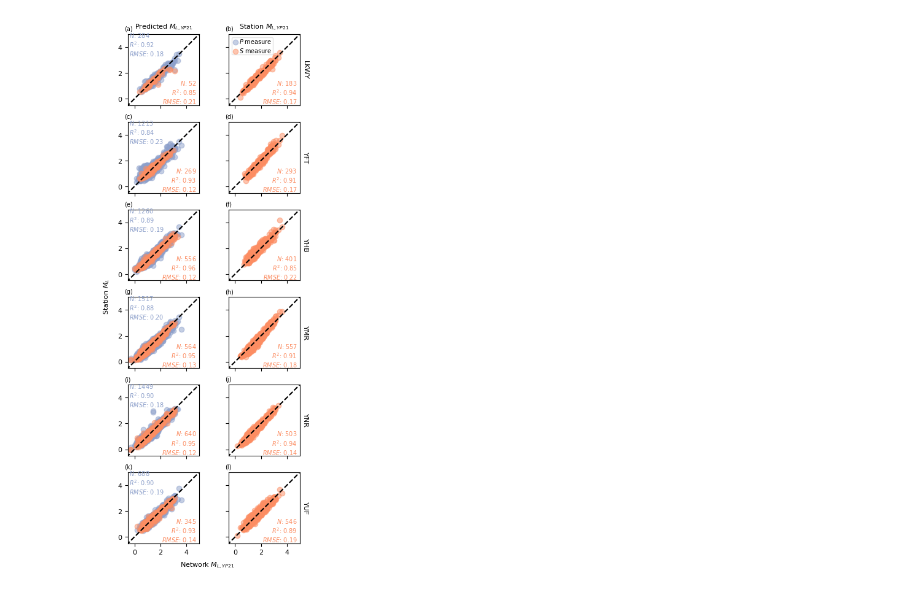
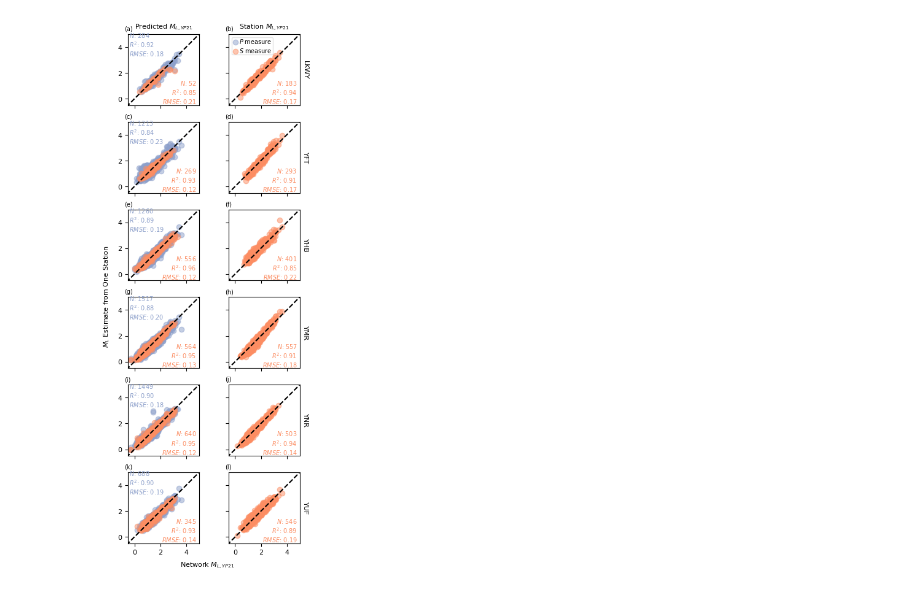
Before and after one commit to armstrong06/featmag, a Jupyter notebook: notebooks_figures/comparePredictionsWithYPML.ipynb, the cells around one changed output. Drawn from its saved outputs; the diff is of its cells as text; code cells hidden in the pictures.

```diff
--- a/notebooks_figures/comparePredictionsWithYPML.ipynb
+++ b/notebooks_figures/comparePredictionsWithYPML.ipynb
@@ -156,32 +156,32 @@ for i in range(0, p_stats.shape[0]):
                 f"$N$:{ypml_stat_df.shape[0]: 0.0f}\n$R^2$:{ypml_r2: 0.2f}\n$RMSE$:{ypml_rmse: 0.2f}",
                 color=s_color,
                 horizontalalignment='right')
     axes[i][1].yaxis.set_label_position("right")
     axes[i][1].set_ylabel(stat, rotation=-90, labelpad=10.0)
 
 handles.append(s)
 axes[0][1].legend(handles=handles,
                   loc='upper left',
                   borderpad=0.09,
                   handletextpad=0.2,
                   handlelength=1,
                   labelspacing=0.3,
                   framealpha=0.5)
 
 for i in range(axes.shape[0]):
     axes[i][1].set_yticklabels([])
 
 for ax in axes.flatten()[:-2]:
     ax.set_xticklabels([])
 
 
 subpanel_labels = list(string.ascii_lowercase)
 for i, ax in enumerate(axes.flatten()):
     ax.text(-0.05, 1.05, f'({subpanel_labels[i]})',
     transform=ax.transAxes,)
 
-fig.supylabel("Station $M_L$")
+fig.supylabel("$M_L$ Estimate from One Station")
 fig.supxlabel("Network $M_{L,YP21}$")
 fig.savefig('../figures/comparePredictedandYP21StationML.png', dpi=300, bbox_inches='tight')
 # %% [output]
-[figure, old version]
+[figure, new version]
```
Also changed, not shown: 1 other file.
